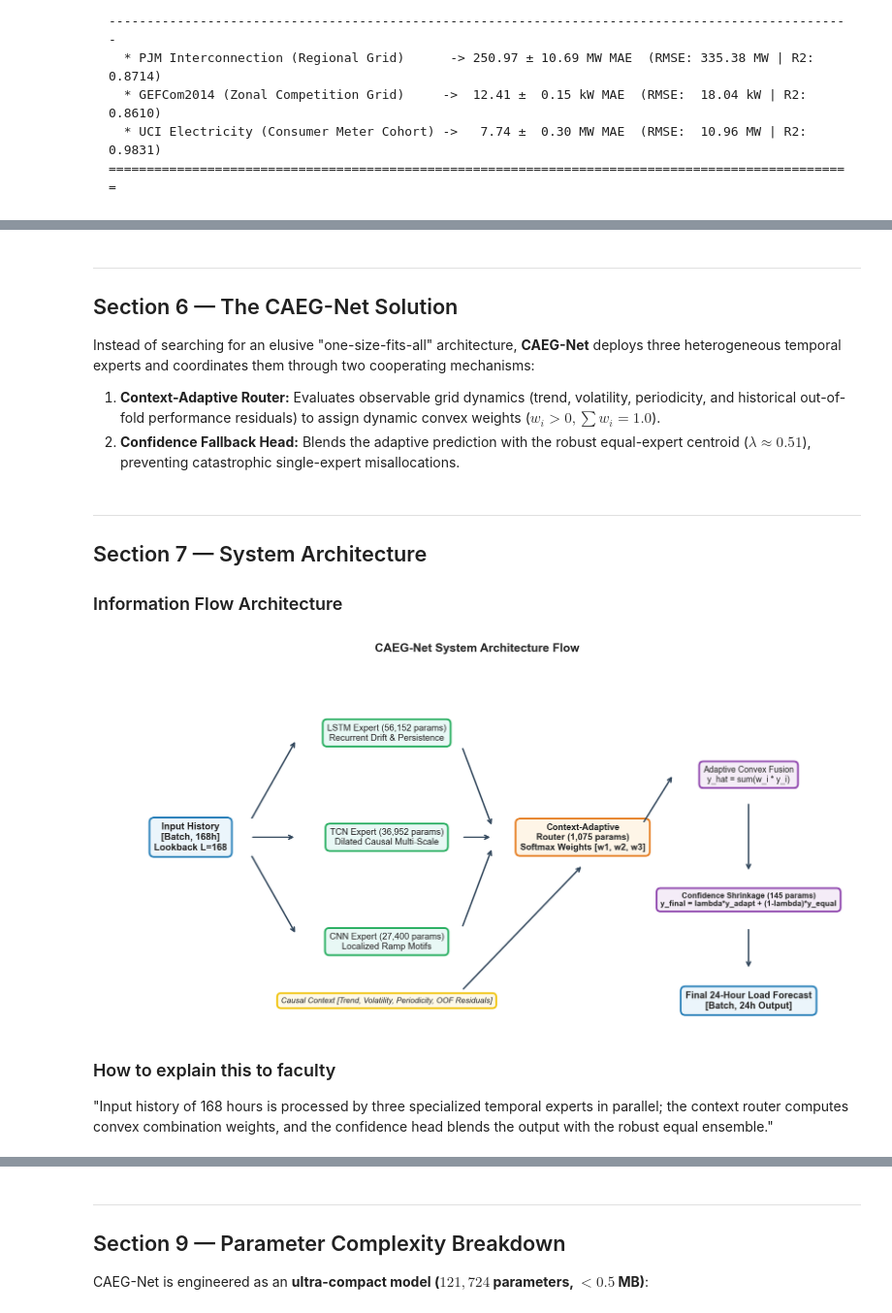
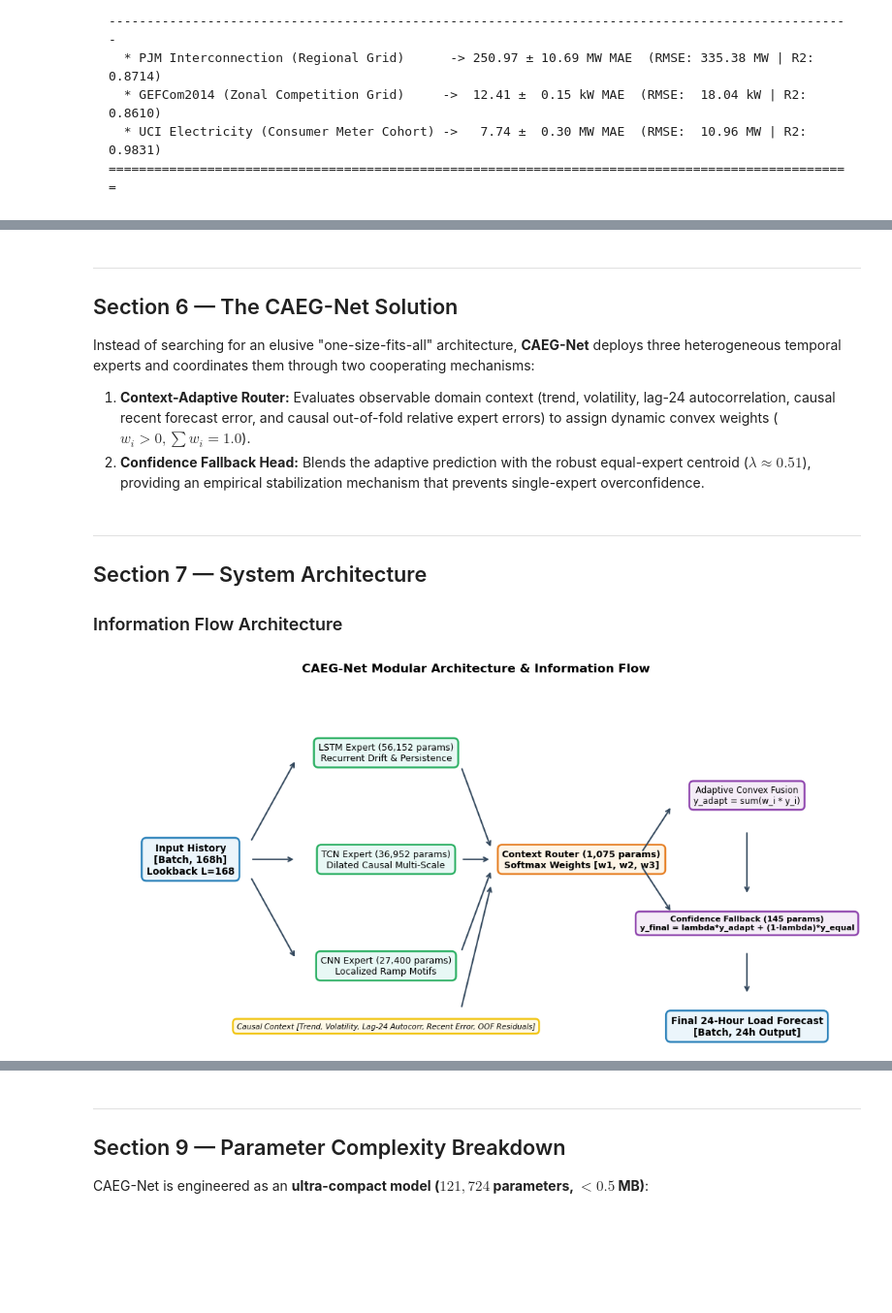
Before and after one commit to vinay-0208/CAEGNET, a Jupyter notebook: research/notebooks/CAEG_Net_Faculty_Review.ipynb, the cells around one changed output, grey strips where cells are left out. Shown at 97% size. Saved outputs shown, nothing was run; the diff lists cells and outputs as text; code cells hidden in the pictures; blank space fills up the shorter version.

```diff
--- a/research/notebooks/CAEG_Net_Faculty_Review.ipynb
+++ b/research/notebooks/CAEG_Net_Faculty_Review.ipynb
@@ -136,8 +93,8 @@ Single monolithic neural networks suffer from conflicting inductive biases:
 ## Section 6 — The CAEG-Net Solution
 
 Instead of searching for an elusive "one-size-fits-all" architecture, **CAEG-Net** deploys three heterogeneous temporal experts and coordinates them through two cooperating mechanisms:
-1. **Context-Adaptive Router:** Evaluates observable grid dynamics (trend, volatility, periodicity, and historical out-of-fold performance residuals) to assign dynamic convex weights ($w_i > 0, \sum w_i = 1.0$).
-2. **Confidence Fallback Head:** Blends the adaptive prediction with the robust equal-expert centroid ($\lambda \approx 0.51$), preventing catastrophic single-expert misallocations.
+1. **Context-Adaptive Router:** Evaluates observable domain context (trend, volatility, lag-24 autocorrelation, causal recent forecast error, and causal out-of-fold relative expert errors) to assign dynamic convex weights ($w_i > 0, \sum w_i = 1.0$).
+2. **Confidence Fallback Head:** Blends the adaptive prediction with the robust equal-expert centroid ($\lambda \approx 0.51$), providing an empirical stabilization mechanism that prevents single-expert overconfidence.
 # %% [markdown]
 ---
 ## Section 7 — System Architecture
@@ -149,55 +106,44 @@ import matplotlib.patches as patches
 
 fig, ax = plt.subplots(figsize=(11, 5.5), facecolor='white')
 ax.set_xlim(0, 100)
-ax.set_ylim(100, 0) # Top to bottom
+ax.set_ylim(100, 0)
 ax.axis('off')
 
-# Style definitions
 box_blue = dict(boxstyle="round,pad=0.5", facecolor="#EBF5FB", edgecolor="#2980B9", lw=1.8)
 box_green = dict(boxstyle="round,pad=0.5", facecolor="#E8F8F5", edgecolor="#27AE60", lw=1.8)
 box_orange = dict(boxstyle="round,pad=0.5", facecolor="#FEF5E7", edgecolor="#E67E22", lw=1.8)
 box_purple = dict(boxstyle="round,pad=0.5", facecolor="#F4ECF7", edgecolor="#8E44AD", lw=1.8)
 box_gold = dict(boxstyle="round,pad=0.5", facecolor="#FEF9E7", edgecolor="#F1C40F", lw=1.8)
 
-# Nodes
 ax.text(12, 50, "Input History\n[Batch, 168h]\nLookback L=168", ha="center", va="center", bbox=box_blue, fontsize=9.5, fontweight="bold")
-
 ax.text(38, 20, "LSTM Expert (56,152 params)\nRecurrent Drift & Persistence", ha="center", va="center", bbox=box_green, fontsize=9)
 ax.text(38, 50, "TCN Expert (36,952 params)\nDilated Causal Multi-Scale", ha="center", va="center", bbox=box_green, fontsize=9)
 ax.text(38, 80, "CNN Expert (27,400 params)\nLocalized Ramp Motifs", ha="center", va="center", bbox=box_green, fontsize=9)
+ax.text(38, 97, "Causal Context [Trend, Volatility, Lag-24 Autocorr, Recent Error, OOF Residuals]", ha="center", va="center", bbox=box_gold, fontsize=7.5, style="italic")
 
-ax.text(38, 97, "Causal Context [Trend, Volatility, Periodicity, OOF Residuals]", ha="center", va="center", bbox=box_gold, fontsize=8, style="italic")
-
-ax.text(64, 50, "Context-Adaptive\nRouter (1,075 params)\nSoftmax Weights [w1, w2, w3]", ha="center", va="center", bbox=box_orange, fontsize=9, fontweight="bold")
-
-ax.text(86, 32, "Adaptive Convex Fusion\ny_hat = sum(w_i * y_i)", ha="center", va="center", bbox=box_purple, fontsize=8.5)
-ax.text(86, 68, "Confidence Shrinkage (145 params)\ny_final = lambda*y_adapt + (1-lambda)*y_equal", ha="center", va="center", bbox=box_purple, fontsize=8, fontweight="bold")
-
+ax.text(64, 50, "Context Router (1,075 params)\nSoftmax Weights [w1, w2, w3]", ha="center", va="center", bbox=box_orange, fontsize=9, fontweight="bold")
+ax.text(86, 32, "Adaptive Convex Fusion\ny_adapt = sum(w_i * y_i)", ha="center", va="center", bbox=box_purple, fontsize=8.5)
+ax.text(86, 68, "Confidence Fallback (145 params)\ny_final = lambda*y_adapt + (1-lambda)*y_equal", ha="center", va="center", bbox=box_purple, fontsize=8, fontweight="bold")
 ax.text(86, 97, "Final 24-Hour Load Forecast\n[Batch, 24h Output]", ha="center", va="center", bbox=box_blue, fontsize=9.5, fontweight="bold")
 
-# Arrows
 arrow_spec = dict(arrowstyle="->", lw=1.5, color="#34495E")
 ax.annotate("", xy=(26, 22), xytext=(20, 45), arrowprops=arrow_spec)
 ax.annotate("", xy=(26, 50), xytext=(20, 50), arrowprops=arrow_spec)
 ax.annotate("", xy=(26, 78), xytext=(20, 55), arrowprops=arrow_spec)
-
 ax.annotate("", xy=(52, 47), xytext=(48, 24), arrowprops=arrow_spec)
 ax.annotate("", xy=(52, 50), xytext=(48, 50), arrowprops=arrow_spec)
 ax.annotate("", xy=(52, 53), xytext=(48, 76), arrowprops=arrow_spec)
-ax.annotate("", xy=(64, 58), xytext=(48, 94), arrowprops=arrow_spec)
-
-ax.annotate("", xy=(76, 32), xytext=(72, 46), arrowprops=arrow_spec)
-ax.annotate("", xy=(86, 60), xytext=(86, 40), arrowprops=arrow_spec)
+ax.annotate("", xy=(52, 57), xytext=(48, 92), arrowprops=arrow_spec)
+ax.annotate("", xy=(76, 35), xytext=(72, 48), arrowprops=arrow_spec)
+ax.annotate("", xy=(76, 65), xytext=(72, 52), arrowprops=arrow_spec)
+ax.annotate("", xy=(86, 60), xytext=(86, 42), arrowprops=arrow_spec)
 ax.annotate("", xy=(86, 88), xytext=(86, 76), arrowprops=arrow_spec)
 
-ax.set_title("CAEG-Net System Architecture Flow", fontsize=12, fontweight="bold", pad=12)
+plt.title("CAEG-Net Modular Architecture & Information Flow", fontsize=12, fontweight="bold", pad=10)
 plt.tight_layout()
 plt.show()
 # %% [output]
-[figure, old version]
+[figure, new version]
-# %% [markdown]
-### How to explain this to faculty
-"Input history of 168 hours is processed by three specialized temporal experts in parallel; the context router computes convex combination weights, and the confidence head blends the output with the robust equal ensemble."
 # %% [markdown]
 ---
 ## Section 8 — Mathematical Formulation
```
Also changed, not shown: parts of 30 cells of this notebook, 9 other files.
